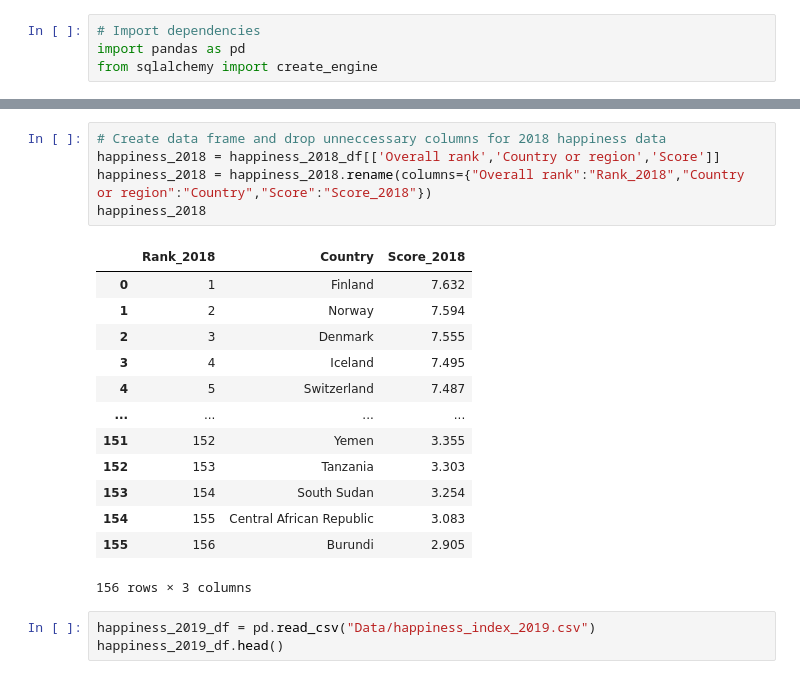
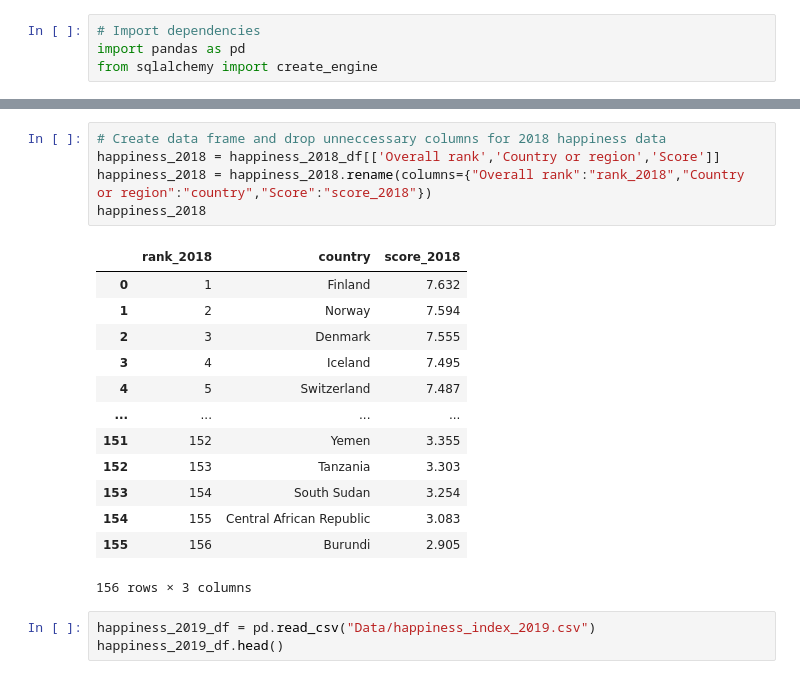
Before and after one commit to Serapbasaran/ETL-Project, a Jupyter notebook: Untitled.ipynb, the cells around one changed output, grey strips where cells are left out. Drawn from its saved outputs; the diff is of its cells as text.

```diff
--- a/Untitled.ipynb
+++ b/Untitled.ipynb
@@ -134,10 +135,10 @@ happiness_2018_df.head()
 # %%
 # Create data frame and drop unneccessary columns for 2018 happiness data
 happiness_2018 = happiness_2018_df[['Overall rank','Country or region','Score']]
-happiness_2018 = happiness_2018.rename(columns={"Overall rank":"Rank_2018","Country or region":"Country","Score":"Score_2018"})
+happiness_2018 = happiness_2018.rename(columns={"Overall rank":"rank_2018","Country or region":"country","Score":"score_2018"})
 happiness_2018
 # %% [output]
-|  | Rank_2018 | Country | Score_2018 |
+|  | rank_2018 | country | score_2018 |
 | 0 | 1 | Finland | 7.632 |
 | 1 | 2 | Norway | 7.594 |
 | 2 | 3 | Denmark | 7.555 |
```
Also changed, not shown: parts of 17 cells of this notebook.
